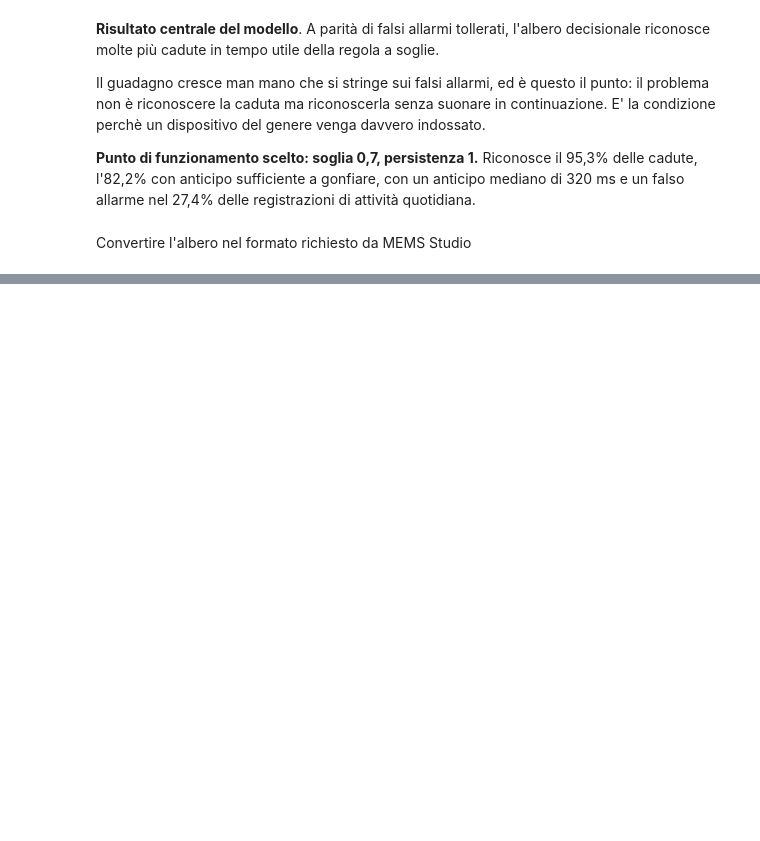
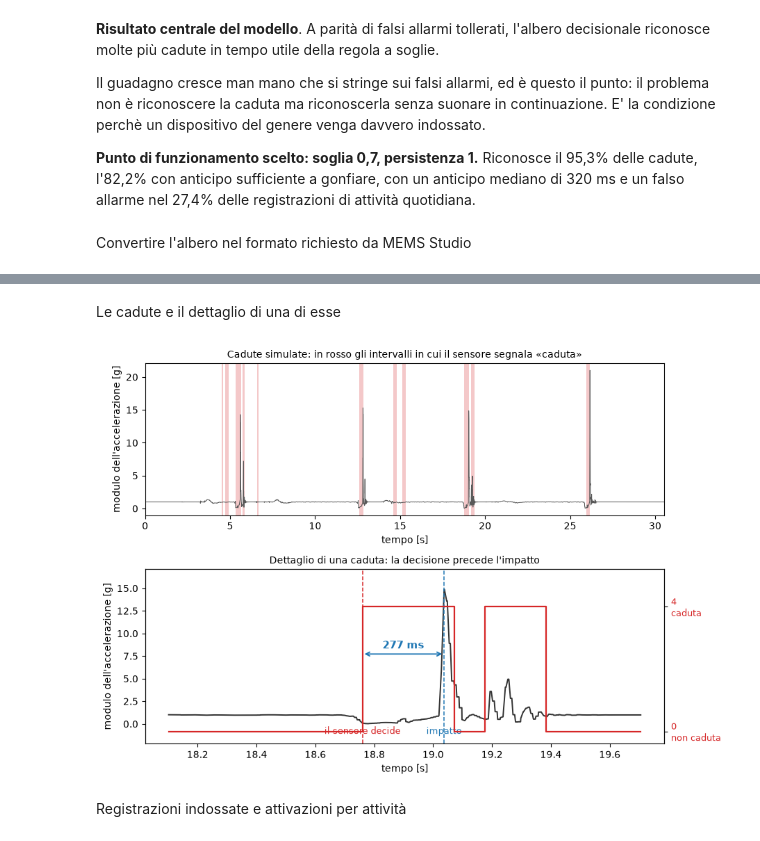
Before and after one commit to federicoperronescuola-creator/modello-previsione-caduta, a Jupyter notebook: modello_caduta.ipynb, the cells around one changed output, grey strips where cells are left out. Drawn from its saved outputs; the diff is of its cells as text; code cells hidden in the pictures; blank space fills up the shorter version.

```diff
--- a/modello_caduta.ipynb
+++ b/modello_caduta.ipynb
@@ -1026,0 +1073,20 @@ F1_RECURSIVE_MEAN_ACC_V <= 0.821112
+# %%
+t, a, w, m = leggi_log(File["cadute"])
+ini, dur = attivazioni(t, m)
+
+#Per ogni attivazione cerca il massimo dell'accelerazione nei 600 ms successivi e se supera 8 g, quell'attivazione precede un impatto ed è una caduta ricnosciuta
+
+Finestra_picco = int(0.6 * len(t)/t[-1])
+anticipi = []
+for i in ini:
+    fine = min(i + Finestra_picco, len(a) - 1)
+    picco = i + int(np.argmax(a[i:fine]))
+    if a[picco] > 8:                                  # impatto vero
+        anticipi.append(((t[picco] - t[i]) * 1000, a[picco], a[i]))
+
+print("Cadute riconosciute dal sensore:")
+for ms, picco, a_dec in anticipi:
+    print(f"   anticipo {ms:4.0f} ms   picco d'impatto {picco:5.1f} g   "
+          f"|a| all'istante della decisione {a_dec:.2f} g")
+ms = np.array([x[0] for x in anticipi])
+print(f"\n   anticipo mediano: {np.median(ms):.0f} ms   intervallo {ms.min():.0f}-{ms.max():.0f} ms")
@@ -1026,0 +1101,46 @@ F1_RECURSIVE_MEAN_ACC_V <= 0.821112
+# %% [markdown]
+Le cadute e il dettaglio di una di esse
+# %%
+fig, ax = plt.subplots(2, 1, figsize=(9.2, 6.4), gridspec_kw={"height_ratios": [1, 1.15]})
+
+ax[0].plot(t, a, lw=0.7, color="0.35")
+acceso = m == 4
+for i in ini:                                          # evidenzio gli intervalli di allarme
+    j = i
+    while j < len(acceso) and acceso[j]:
+        j += 1
+    ax[0].axvspan(t[i], t[j-1], color="#d62728", alpha=0.25, lw=0)
+ax[0].set(xlabel="tempo [s]", ylabel="modulo dell'accelerazione [g]", xlim=(t[0], t[-1]))
+ax[0].set_title("Cadute simulate: in rosso gli intervalli in cui il sensore segnala «caduta»", fontsize=10)
+
+# dettaglio della caduta con l'anticipo piu' vicino alla mediana
+scelto = ini[[k for k, i in enumerate(ini)
+              if a[i:min(i+Finestra_picco, len(a)-1)].max() > 8][len(anticipi)//2]]
+picco = scelto + int(np.argmax(a[scelto:min(scelto+ Finestra_picco, len(a)-1)]))
+z = slice(max(0, scelto-150), min(len(t)-1, picco+150))
+
+ax[1].plot(t[z], a[z], lw=1.4, color="0.2")
+ax2 = ax[1].twinx()
+ax2.step(t[z], m[z], where="post", lw=1.6, color="#d62728")
+ax2.set(ylim=(-0.4, 5.2), yticks=[0, 4])
+ax2.set_yticklabels(["0\nnon caduta", "4\ncaduta"], color="#d62728", fontsize=9)
+ax[1].axvline(t[scelto], color="#d62728", ls="--", lw=1.1)
+ax[1].axvline(t[picco],  color="#1f77b4", ls="--", lw=1.1)
+dt = (t[picco] - t[scelto]) * 1000
+y = a[z].max() * 0.52
+ax[1].annotate("", xy=(t[picco], y), xytext=(t[scelto], y),
+               arrowprops=dict(arrowstyle="<->", color="#1f77b4", lw=1.3))
+ax[1].text((t[scelto]+t[picco])/2, y*1.08, f"{dt:.0f} ms", ha="center",
+           color="#1f77b4", fontsize=11, fontweight="bold")
+ax[1].text(t[scelto], -1.1, "il sensore decide", ha="center", color="#d62728", fontsize=9)
+ax[1].text(t[picco],  -1.1, "impatto",          ha="center", color="#1f77b4", fontsize=9)
+ax[1].set(xlabel="tempo [s]", ylabel="modulo dell'accelerazione [g]", ylim=(-2.2, a[z].max()*1.15))
+ax[1].set_title("Dettaglio di una caduta: la decisione precede l'impatto", fontsize=10)
+
+plt.tight_layout()
+plt.savefig(r"C:\Users\feder\Desktop\tesi\figure\figura_6_3_mlc_dispositivo.png", dpi=200)
+plt.show()
+# %% [output]
+[figure, added]
+# %% [markdown]
+Registrazioni indossate e attivazioni per attività
```
Also changed, not shown: parts of 9 cells of this notebook, 4 other files.
